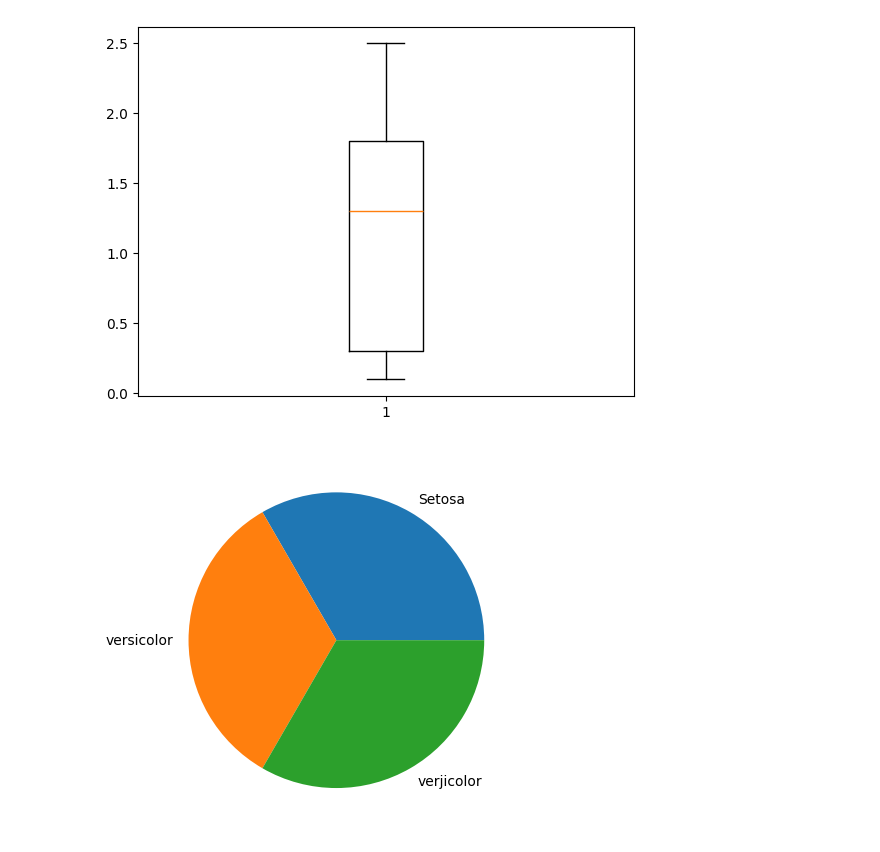
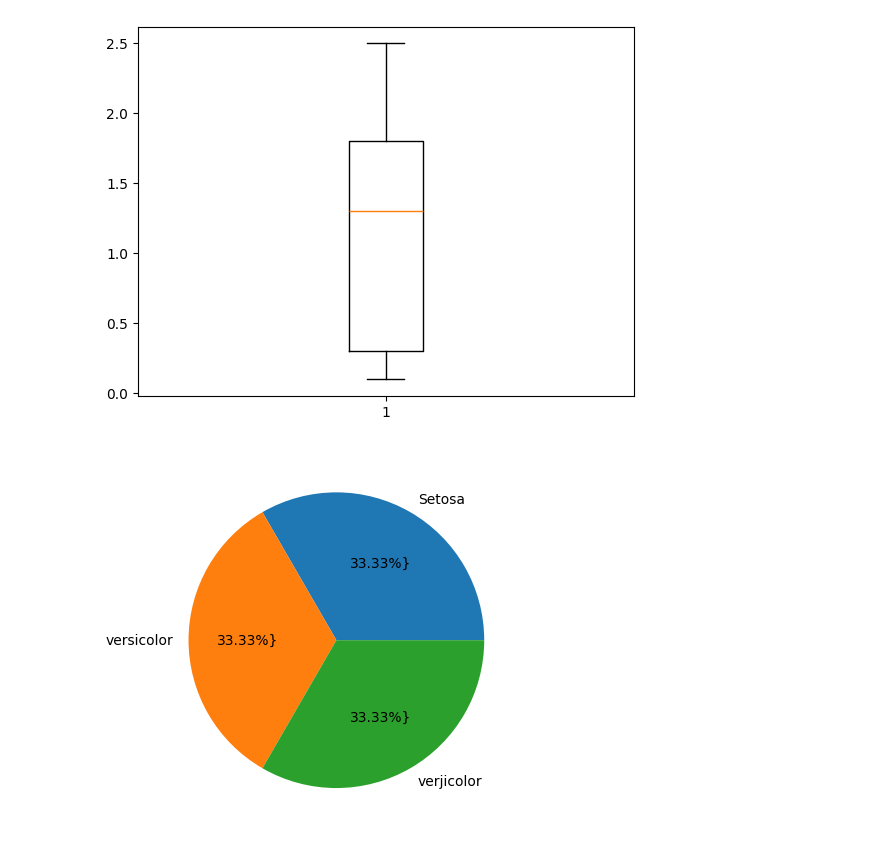
Before and after one commit to Akbarhusain12/Data-Science, a Jupyter notebook: Data visualization (Matplotlib & Seaborn).ipynb, the cells around one changed output. Saved outputs shown, nothing was run; the diff lists cells and outputs as text; code cells hidden in the pictures.

```diff
--- a/Data visualization (Matplotlib & Seaborn).ipynb
+++ b/Data visualization (Matplotlib & Seaborn).ipynb
@@ -199,7 +199,7 @@ plt.show()
 # %%
 #Pie chart
 label = ['Setosa', 'versicolor', 'verjicolor']
-plt.pie(sp, labels = label, )
+plt.pie(sp, labels = label, autopct='%.2f%%}')
 plt.show()
 # %% [output]
-[figure, old version]
+[figure, new version]
```
Also changed, not shown: parts of 1 cell of this notebook.
